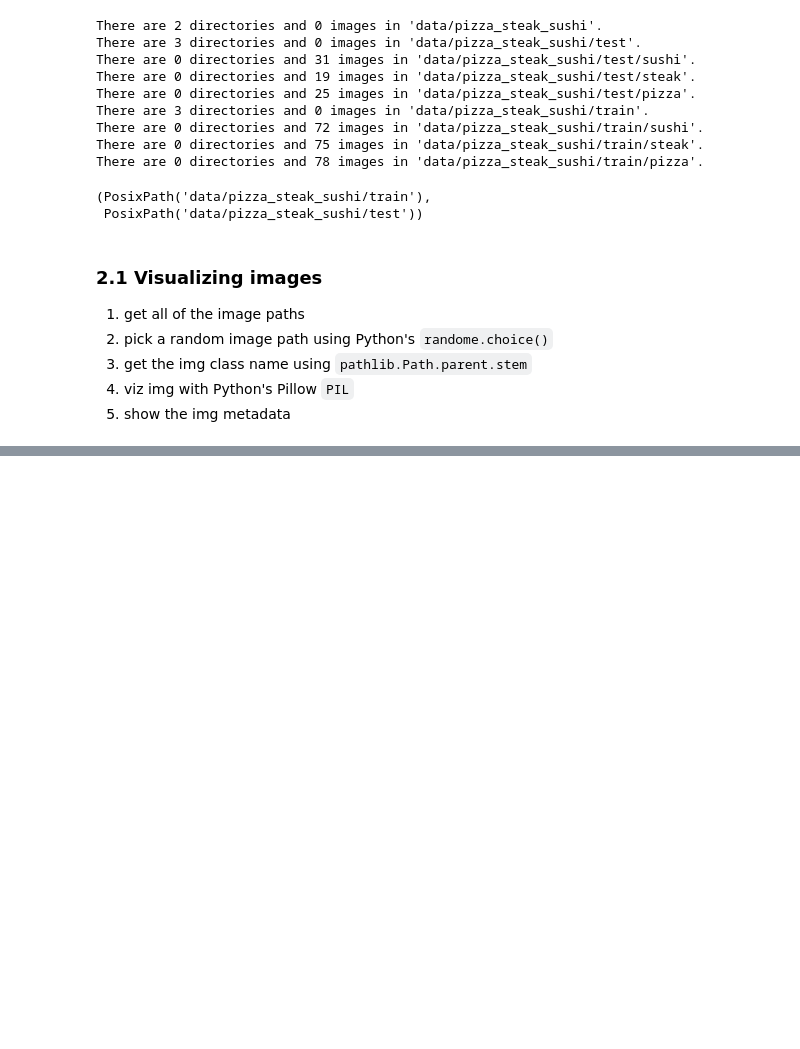
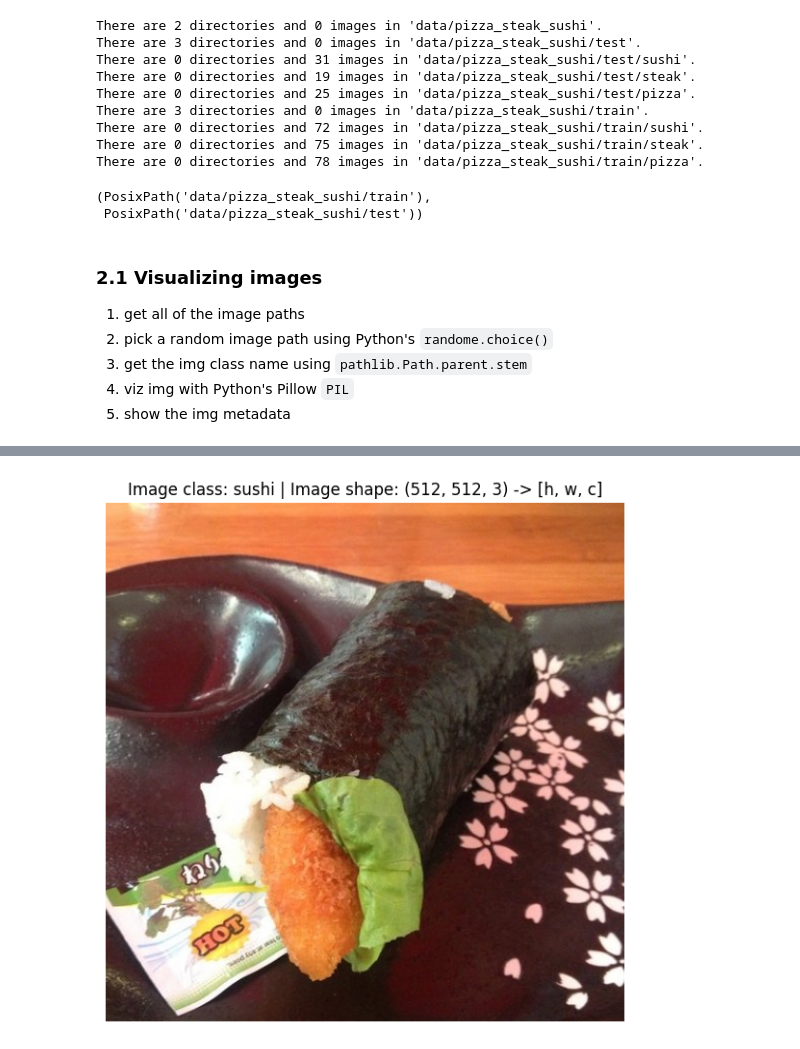
Before and after one commit to gtianyi/nnPractice, a Jupyter notebook: 04_pytorch_custom_datasets_tianyi.ipynb, the cells around one changed output, grey strips where cells are left out. Cells and saved outputs as stored; diff of their text form; code cells hidden in the pictures; blank space fills up the shorter version.

```diff
--- a/04_pytorch_custom_datasets_tianyi.ipynb
+++ b/04_pytorch_custom_datasets_tianyi.ipynb
@@ -126,0 +127,16 @@ Image width: 512
+# %%
+import numpy as np
+import matplotlib.pyplot as plt
+
+# Trun the img into an array
+img_as_array = np.array(img)
+
+# plot the img with matplotlib
+plt.figure(figsize=(10,7))
+plt.imshow(img_as_array)
+plt.title(f"Image class: {image_class} | Image shape: {img_as_array.shape} -> [h, w, c]")
+plt.axis(False)
+if device == "mps":
+  plt.show()
+# %% [output]
+[figure, added]
```
Also changed, not shown: parts of 1 cell of this notebook, 1 other file.
